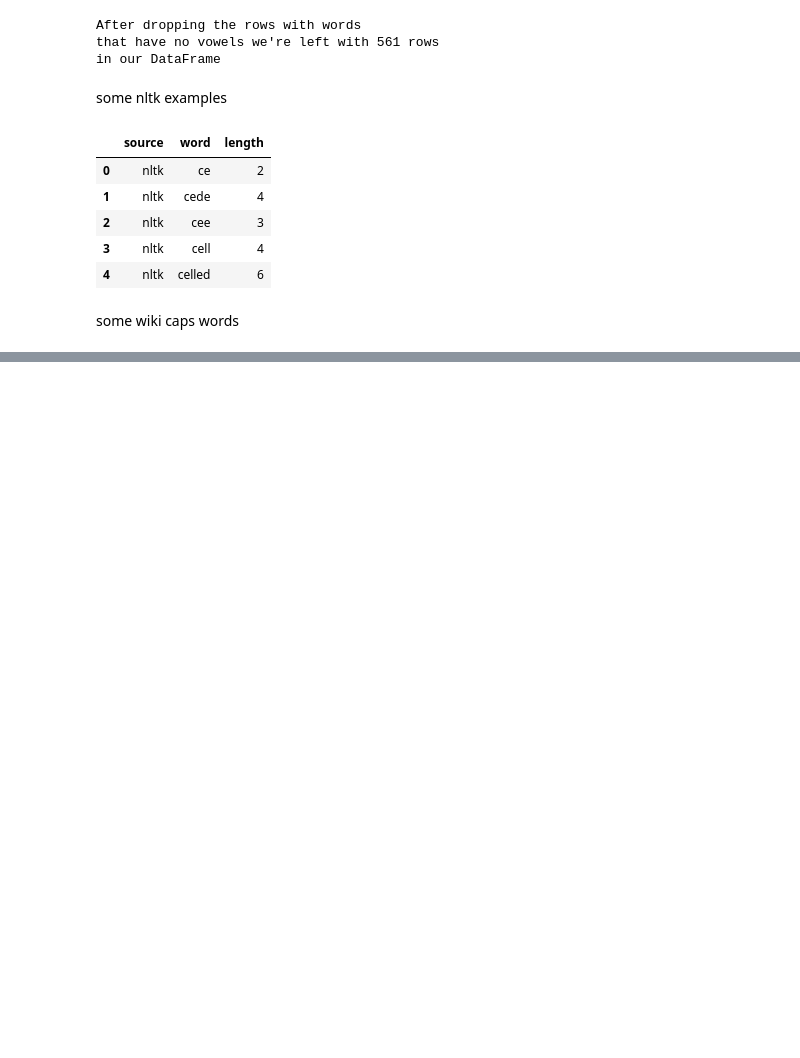
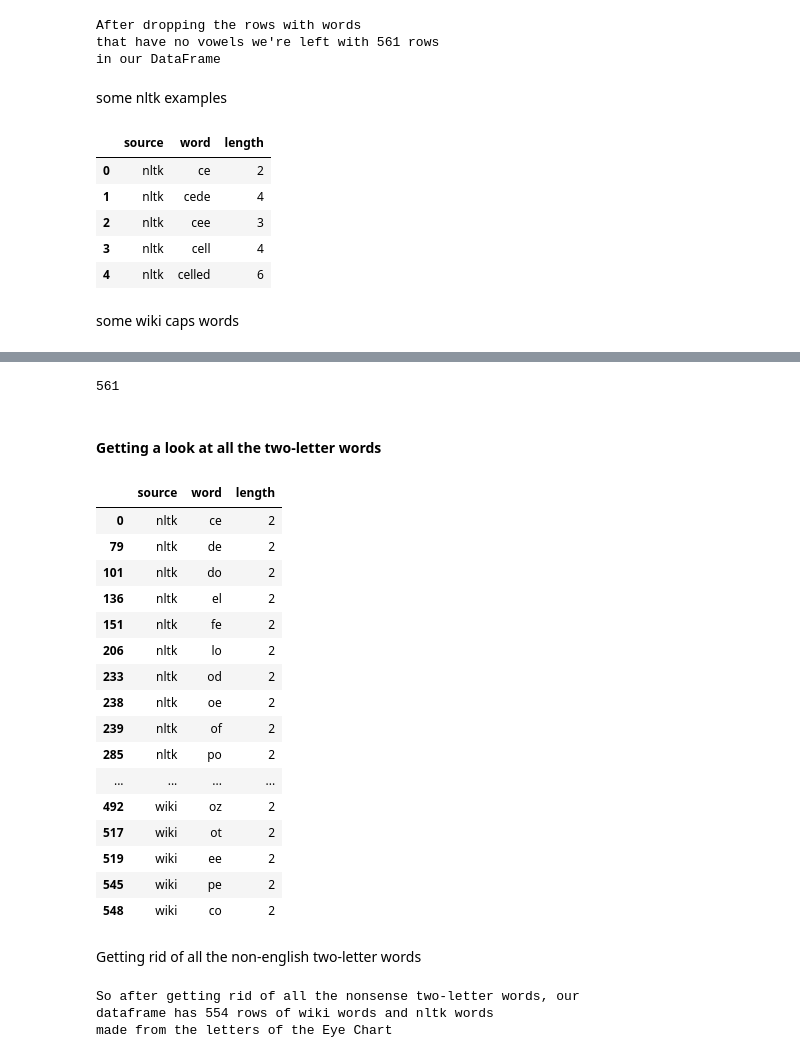
Before and after one commit to nate-walter/Words-From-The-Eye-Chart, a Jupyter notebook: Snellen_Words.ipynb, the cells around one changed output, grey strips where cells are left out. Cells and saved outputs as stored; diff of their text form; code cells hidden in the pictures; blank space fills up the shorter version.

Commit message:
Added wiki_caps common words list from  nltk

```diff
--- a/Snellen_Words.ipynb
+++ b/Snellen_Words.ipynb
@@ -1357,0 +1358,31 @@ data_caps.tail()
+# %%
+len(data_caps)
+# %% [output]
+561
+# %% [markdown]
+#### Getting a look at all the two-letter words
+# %%
+caps_two = data_caps.loc[data_caps['length'] == 2] #153, 204, 254, 401, 409, 443, 561
+
+#uncomment below to see records with 2-lettered words
+caps_two
+# %% [output]
+|  | source | word | length |
+| 0 | nltk | ce | 2 |
+| 79 | nltk | de | 2 |
+| 101 | nltk | do | 2 |
+| 136 | nltk | el | 2 |
+| 151 | nltk | fe | 2 |
+| 206 | nltk | lo | 2 |
+| 233 | nltk | od | 2 |
+| 238 | nltk | oe | 2 |
+| 239 | nltk | of | 2 |
+| 285 | nltk | po | 2 |
+| ... | ... | ... | ... |
+| 492 | wiki | oz | 2 |
+| 517 | wiki | ot | 2 |
+| 519 | wiki | ee | 2 |
+| 545 | wiki | pe | 2 |
+| 548 | wiki | co | 2 |
+# %% [markdown]
+Getting rid of all the non-english two-letter words
@@ -1357,0 +1393,10 @@ data_caps.tail()
+# %%
+print(f"""
+So after getting rid of all the nonsense two-letter words, our
+dataframe has {len(data_caps)} rows of wiki words and nltk words
+made from the letters of the Eye Chart
+""")
+# %% [output]
+So after getting rid of all the nonsense two-letter words, our
+dataframe has 554 rows of wiki words and nltk words
+made from the letters of the Eye Chart
```
Also changed, not shown: parts of 28 cells of this notebook.
